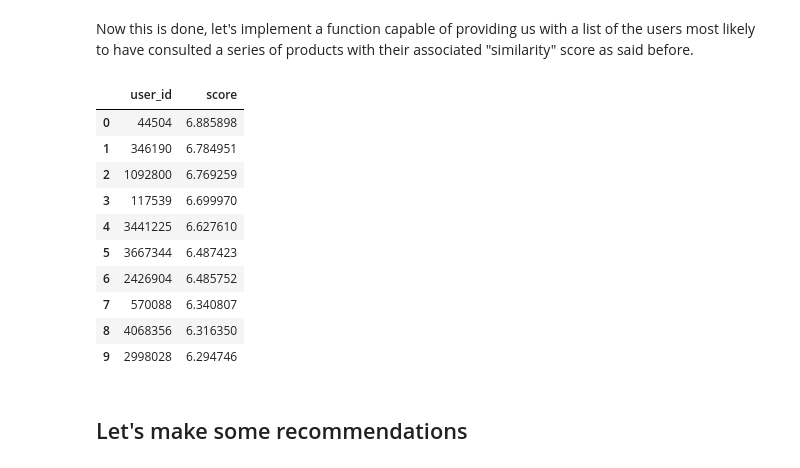
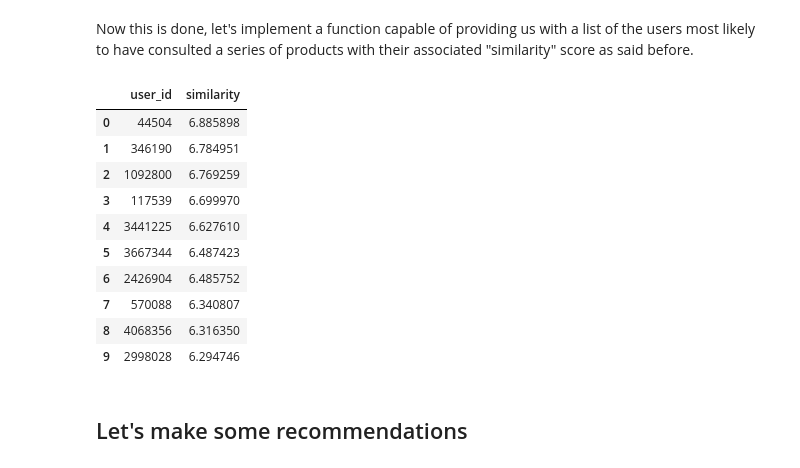
Before and after one commit to hjamet/SYMA, a Jupyter notebook: src/research.ipynb, the cells around one changed output. Drawn from its saved outputs; the diff is of its cells as text; code cells hidden in the pictures.

```diff
--- a/src/research.ipynb
+++ b/src/research.ipynb
@@ -501,11 +501,14 @@ user_prediction.describe()
 Now this is done, let's implement a function capable of providing us with a list of the users most likely to have consulted a series of products with their associated "similarity" score as said before.
 # %%
 def get_similar_user(item_list, number):
-    return user_prediction[user_prediction.item_id.isin(item_list)].groupby("user_id").score.sum().sort_values(ascending=False).iloc[:number].reset_index()
+    res = user_prediction[user_prediction.item_id.isin(item_list)].groupby("user_id").score.sum().sort_values(ascending=False).iloc[:number].reset_index().rename(columns={"score": "similarity"})
+    while len(res) == 0:
+        res = user_prediction[user_prediction.item_id.isin(train_session_df[train_session_df.session_id == np.random.choice(train_session_df.session_id)].item_id)].groupby("user_id").score.sum().sort_values(ascending=False).iloc[:number].reset_index().rename(columns={"score": "similarity"})
+    return res
 
 get_similar_user(test_final_sessions_df[test_final_sessions_df.session_id == 96].item_id, 10)
 # %% [output]
-|  | user_id | score |
+|  | user_id | similarity |
 | 0 | 44504 | 6.885898 |
 | 1 | 346190 | 6.784951 |
 | 2 | 1092800 | 6.769259 |
```
Also changed, not shown: parts of 7 cells of this notebook, 2 other files.
